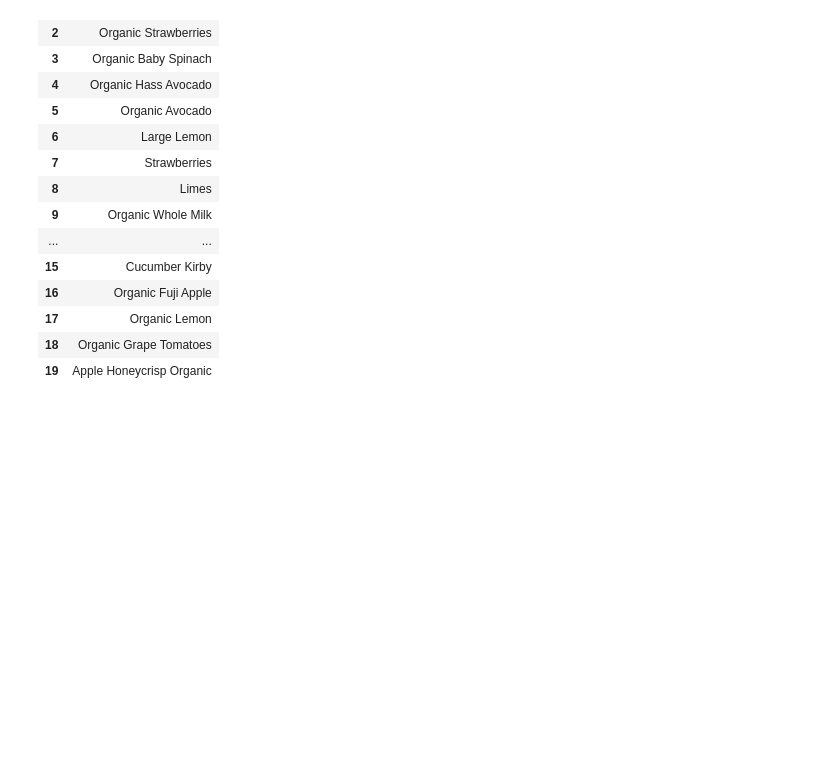
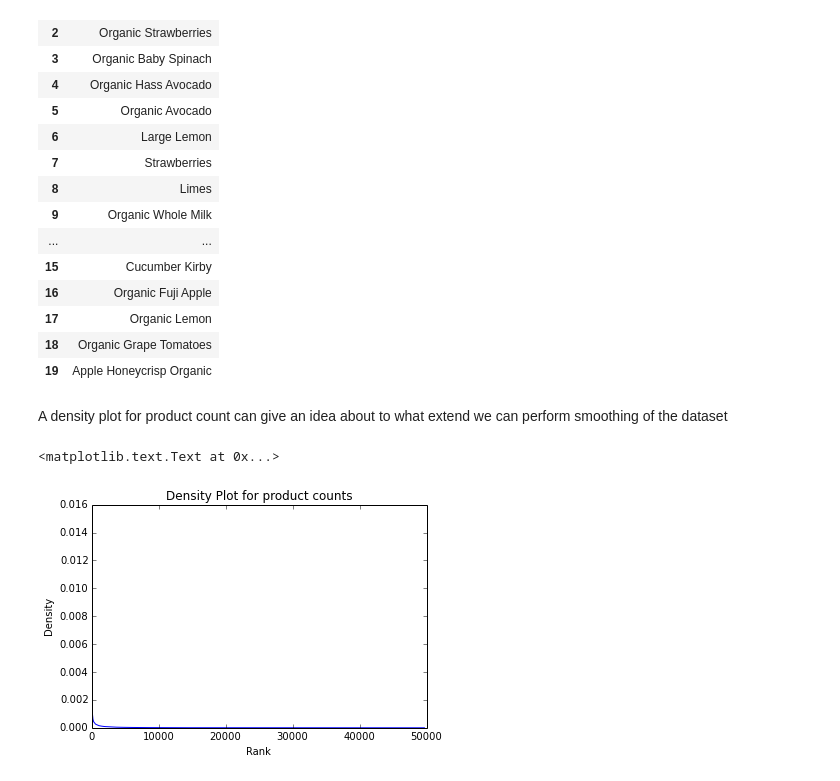
Before and after one commit to tstreamDOTh/Instacart-Market-Basket-Analysis, a Jupyter notebook: code/Data Analysis.ipynb, the cells around one changed output. Saved outputs shown, nothing was run; the diff lists cells and outputs as text; code cells hidden in the pictures; blank space fills up the shorter version.

Commit message:
Add density plot for product counts

```diff
--- a/code/Data Analysis.ipynb
+++ b/code/Data Analysis.ipynb
@@ -107,3 +107,17 @@ display(topProdFrame.loc[:,["product_name"]])
 | 17 | Organic Lemon |
 | 18 | Organic Grape Tomatoes |
 | 19 | Apple Honeycrisp Organic |
+# %% [markdown]
+A density plot for product count can give an idea about to what extend we can perform smoothing of the dataset
+# %%
+#Calculate the density
+productCountDf["density"] = (productCountDf["order_id"]/np.sum(productCountDf["order_id"]))
+#Calculate the rank
+productCountDf["rank"] = range(productCountDf.shape[0])
+plt.plot(productCountDf["rank"],productCountDf["density"])
+plt.title("Density Plot for product counts")
+plt.xlabel("Rank")
+plt.ylabel("Density")
+# %% [output]
+<matplotlib.text.Text at 0x...>
+[figure, added]
```
Also changed, not shown: parts of 3 cells of this notebook.
